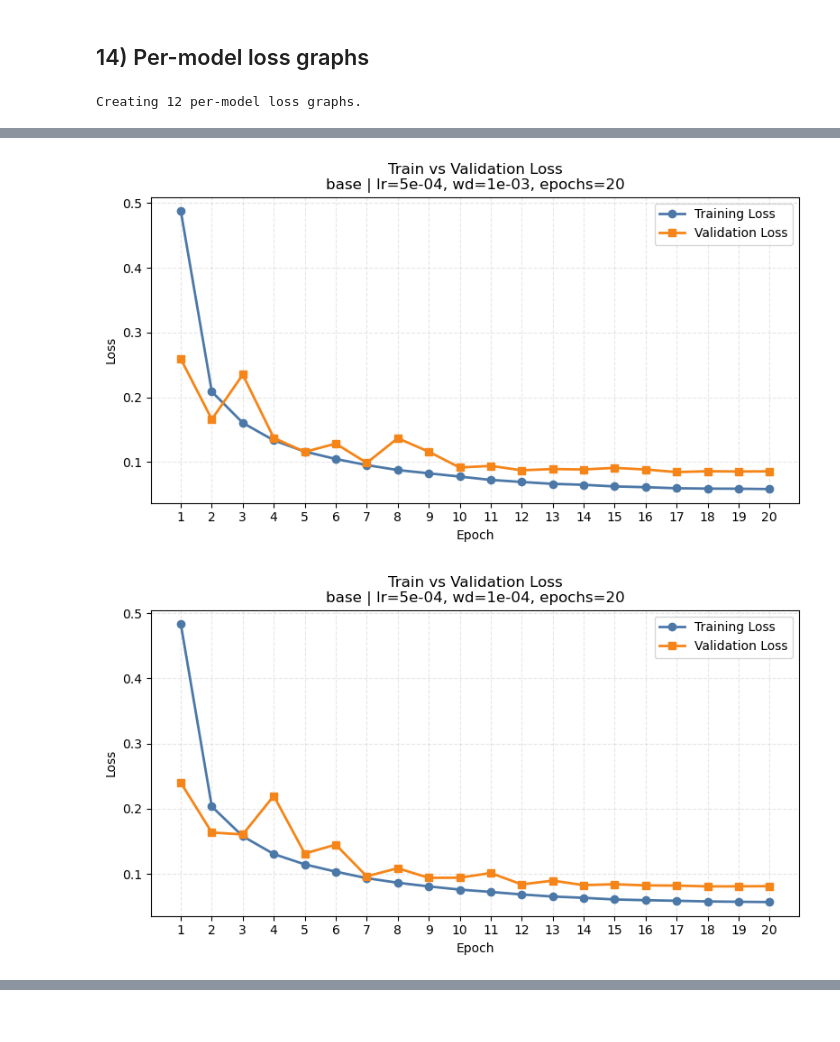
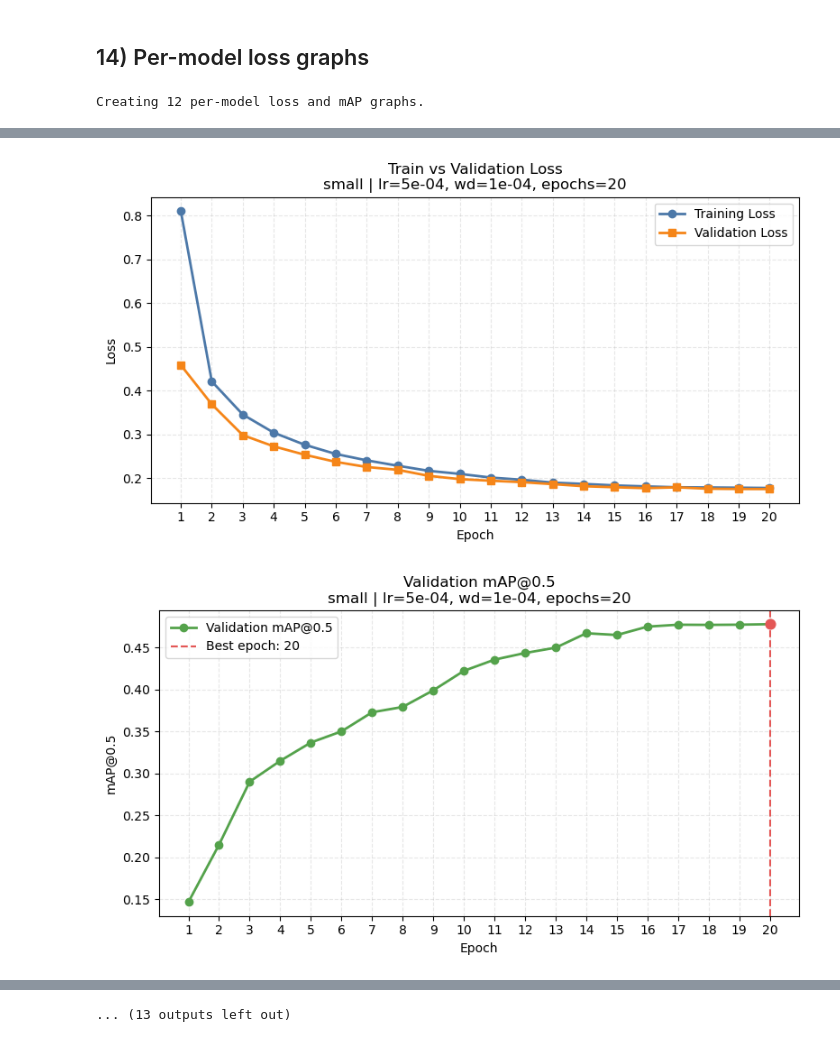
Before and after one commit to Magnus-Fjeldstad/INF265-Project2-Localisation, a Jupyter notebook: Object_detection.ipynb, the cells around one changed output, grey strips where cells are left out. Saved outputs shown, nothing was run; the diff lists cells and outputs as text; code cells hidden in the pictures.

Commit message:
Od trainloop change (#2)
* changed to map50 instead of val-loss for training loop

* full run with map50 as metric

```diff
--- a/Object_detection.ipynb
+++ b/Object_detection.ipynb
@@ -566,10 +567,11 @@ def train_single_model(model, train_loader, val_loader, num_epochs=30, learning_
     history = {
         'train_loss': [],
         'val_loss': [],
+        'val_map50': [],
         'epoch_time_sec': [],
     }
 
-    best_val_loss = float('inf')
+    best_val_map50 = float('-inf')
     best_state = None
     training_start = time.perf_counter()
 
@@ -605,18 +607,21 @@ def train_single_model(model, train_loader, val_loader, num_epochs=30, learning_
         val_loss = val_loss_sum / len(val_loader.dataset)
         scheduler.step()
 
-        if val_loss < best_val_loss:
-            best_val_loss = val_loss
+        map_results = get_map_results(model, val_loader, device)
+        val_map50 = float(map_results['map_50'].item())
+        if val_map50 > best_val_map50:
+            best_val_map50 = val_map50
             best_state = {name: tensor.detach().cpu().clone() for name, tensor in model.state_dict().items()}
 
         epoch_time = time.perf_counter() - epoch_start
         history['train_loss'].append(train_loss)
         history['val_loss'].append(val_loss)
+        history['val_map50'].append(val_map50)
         history['epoch_time_sec'].append(epoch_time)
 
         print(
             f"Epoch {epoch + 1:02d}/{num_epochs} | "
-            f"train loss: {train_loss:.4f} | val loss: {val_loss:.4f} | "
+            f"train loss: {train_loss:.4f} | val loss: {val_loss:.4f} | val mAP@0.5: {val_map50:.4f} | "
             f"time: {epoch_time:.2f}s"
         )
 
@@ -625,6 +630,7 @@ def train_single_model(model, train_loader, val_loader, num_epochs=30, learning_
     if best_state is not None:
         model.load_state_dict(best_state)
 
+    print(f"Best validation mAP@0.5: {best_val_map50:.4f}")
     print(f"Total training time: {history['total_time_sec']:.2f}s")
     return model, history
 # %% [markdown]
@@ -985,20 +991,24 @@ loss_histories = {
     model_name: {
         'train_loss': list(history.get('train_loss', [])),
         'val_loss': list(history.get('val_loss', [])),
+        'val_map50': list(history.get('val_map50', [])),
     }
     for model_name, history in training_histories.items()
 }
 
 run_metadata = build_detection_run_metadata()
 ordered_model_names = list(loss_histories.keys())
-print(f'Creating {len(ordered_model_names)} per-model loss graphs.')
+print(f'Creating {len(ordered_model_names)} per-model loss and mAP graphs.')
 
 for run_name in ordered_model_names:
     history = loss_histories[run_name]
     train_losses = history['train_loss']
     val_losses = history['val_loss']
+    val_map50s = history['val_map50']
     if len(train_losses) == 0 or len(val_losses) == 0:
         raise RuntimeError(f'Model {run_name} is missing train_loss or val_loss values.')
+    if len(val_map50s) == 0:
+        raise RuntimeError(f'Model {run_name} is missing val_map50 values.')
 
     epochs = list(range(1, len(train_losses) + 1))
     title = build_detection_title(run_name, run_metadata.get(run_name))
@@ -1013,6 +1023,21 @@ for run_name in ordered_model_names:
     axis.grid(True, linestyle='--', alpha=0.3)
     plt.tight_layout()
     plt.show()
+
+    best_epoch = int(np.argmax(val_map50s)) + 1
+    best_val_map50 = val_map50s[best_epoch - 1]
+    figure, axis = plt.subplots(figsize=(8, 4.5))
+    axis.plot(epochs, val_map50s, marker='o', linewidth=2, label='Validation mAP@0.5', color='#54A24B')
+    axis.axvline(best_epoch, linestyle='--', linewidth=1.5, color='#E45756', label=f'Best epoch: {best_epoch}')
+    axis.scatter([best_epoch], [best_val_map50], color='#E45756', s=60, zorder=3)
+    axis.set_title(f'Validation mAP@0.5\n{title}')
+    axis.set_xlabel('Epoch')
+    axis.set_ylabel('mAP@0.5')
+    axis.set_xticks(epochs)
+    axis.legend()
+    axis.grid(True, linestyle='--', alpha=0.3)
+    plt.tight_layout()
+    plt.show()
 # %% [output]
-Creating 12 per-model loss graphs.
+Creating 12 per-model loss and mAP graphs.
 [figure]
@@ -1024,2 +1049,2 @@ Creating 12 per-model loss graphs.
-[figure, old version]
+[figure, new version]
-[figure, old version]
+[figure, new version]
@@ -1029,0 +1054 @@ Creating 12 per-model loss graphs.
+... (13 outputs left out)
```
Also changed, not shown: parts of 6 cells of this notebook.
